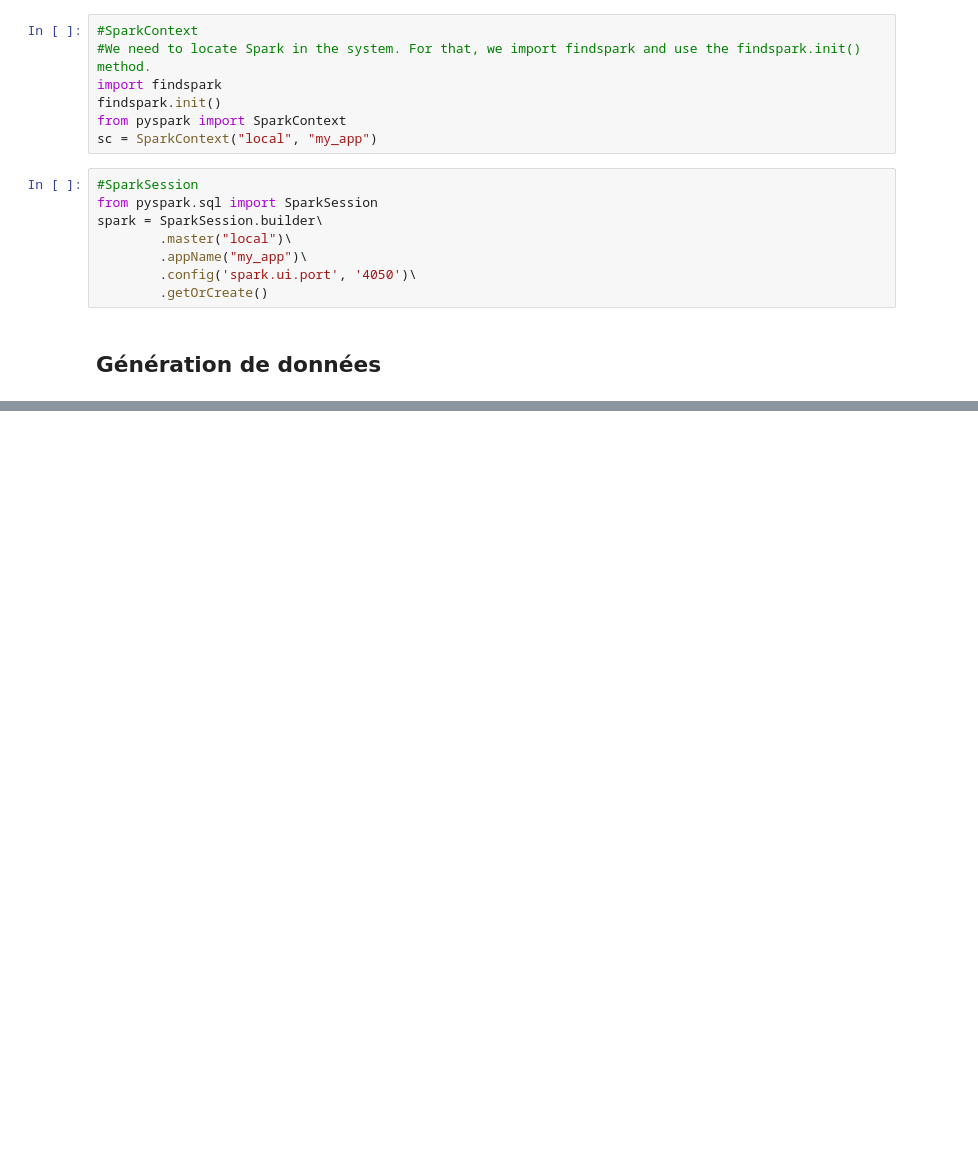
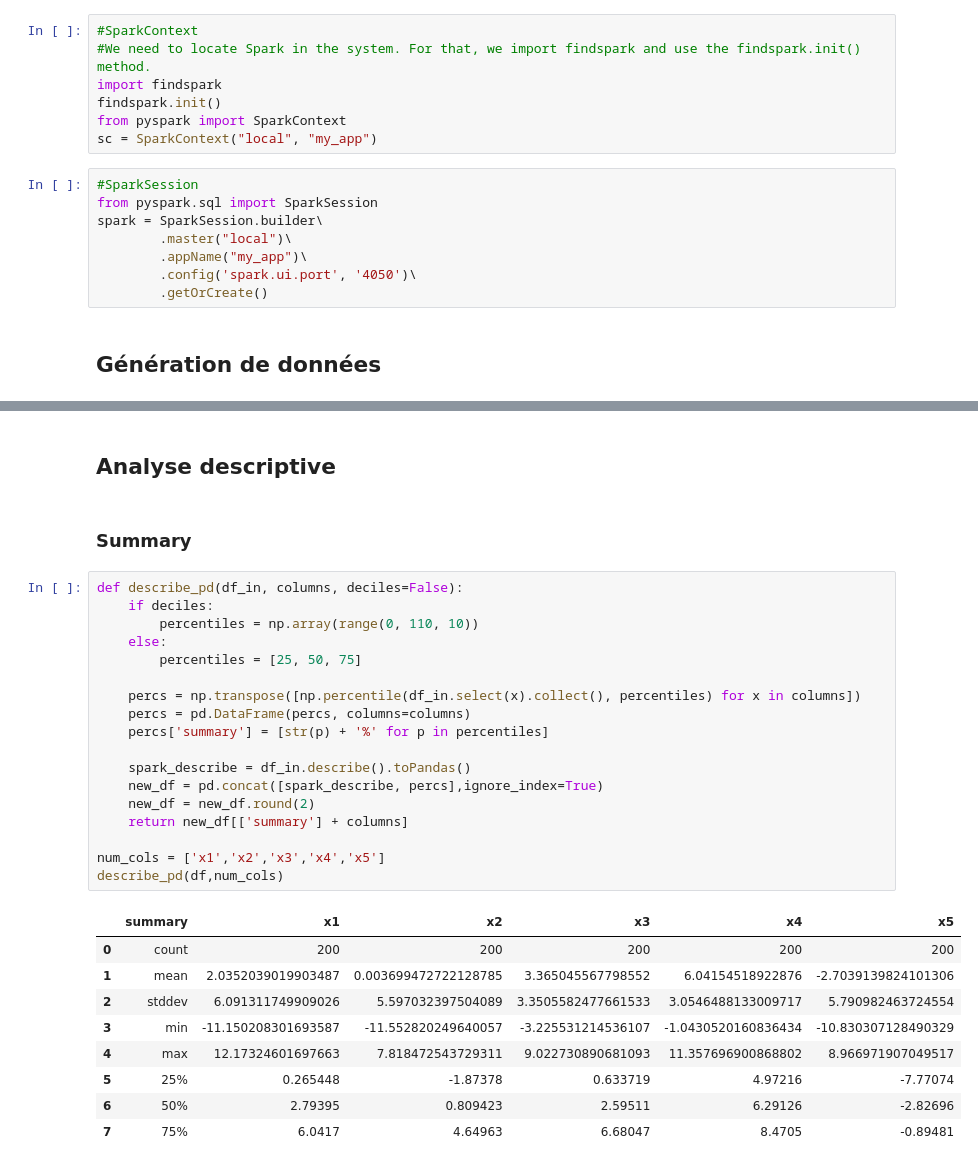
Before and after one commit to Erifai/Bigdata_apache_spark, a Jupyter notebook: Projet_big_data.ipynb, the cells around one changed output, grey strips where cells are left out. Cells and saved outputs as stored; diff of their text form; blank space fills up the shorter version.

```diff
--- a/Projet_big_data.ipynb
+++ b/Projet_big_data.ipynb
@@ -83,0 +119,32 @@ dff = rdd.toDF()
+# %% [markdown]
+## **Analyse descriptive**
+# %% [markdown]
+### Summary
+# %%
+def describe_pd(df_in, columns, deciles=False):
+    if deciles:
+        percentiles = np.array(range(0, 110, 10))
+    else:
+        percentiles = [25, 50, 75]
+
+    percs = np.transpose([np.percentile(df_in.select(x).collect(), percentiles) for x in columns])
+    percs = pd.DataFrame(percs, columns=columns)
+    percs['summary'] = [str(p) + '%' for p in percentiles]
+
+    spark_describe = df_in.describe().toPandas()
+    new_df = pd.concat([spark_describe, percs],ignore_index=True)
+    new_df = new_df.round(2)
+    return new_df[['summary'] + columns]
+
+num_cols = ['x1','x2','x3','x4','x5']
+describe_pd(df,num_cols)
+# %% [output]
+|  | summary | x1 | x2 | x3 | x4 | x5 |
+| 0 | count | 200 | 200 | 200 | 200 | 200 |
+| 1 | mean | 2.0352039019903487 | 0.003699472722128785 | 3.365045567798552 | 6.04154518922876 | -2.7039139824101306 |
+| 2 | stddev | 6.091311749909026 | 5.597032397504089 | 3.3505582477661533 | 3.0546488133009717 | 5.790982463724554 |
+| 3 | min | -11.150208301693587 | -11.552820249640057 | -3.225531214536107 | -1.0430520160836434 | -10.830307128490329 |
+| 4 | max | 12.17324601697663 | 7.818472543729311 | 9.022730890681093 | 11.357696900868802 | 8.966971907049517 |
+| 5 | 25% | 0.265448 | -1.87378 | 0.633719 | 4.97216 | -7.77074 |
+| 6 | 50% | 2.79395 | 0.809423 | 2.59511 | 6.29126 | -2.82696 |
+| 7 | 75% | 6.0417 | 4.64963 | 6.68047 | 8.4705 | -0.89481 |
```
Also changed, not shown: parts of 14 cells of this notebook.
